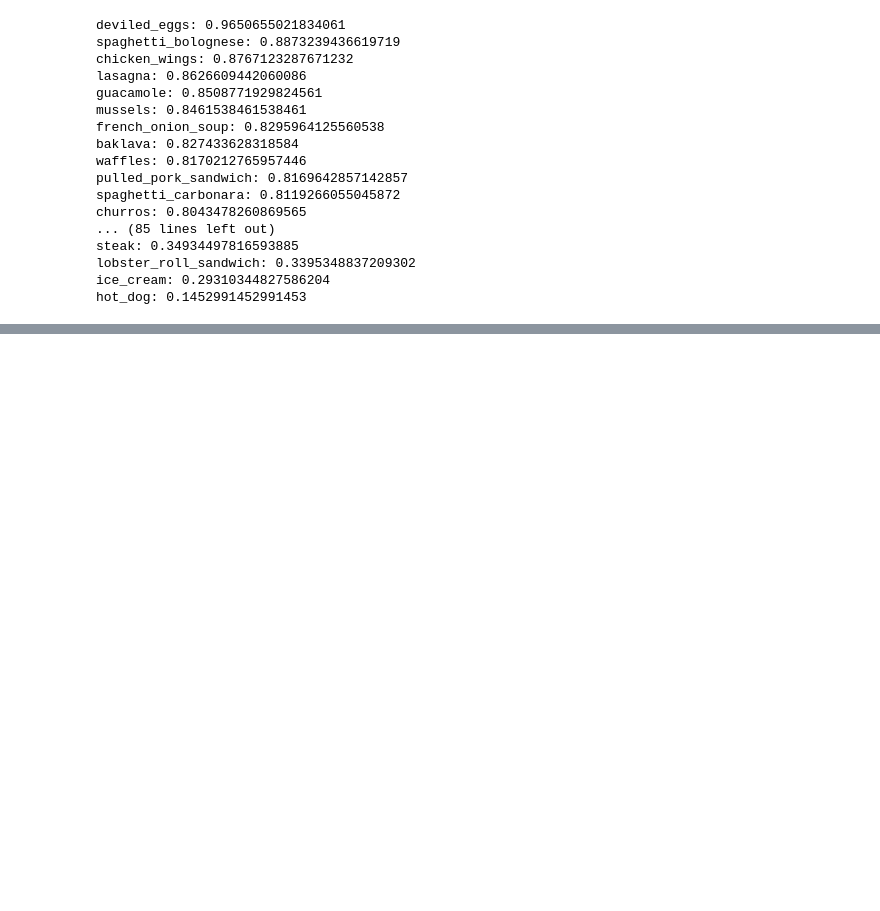
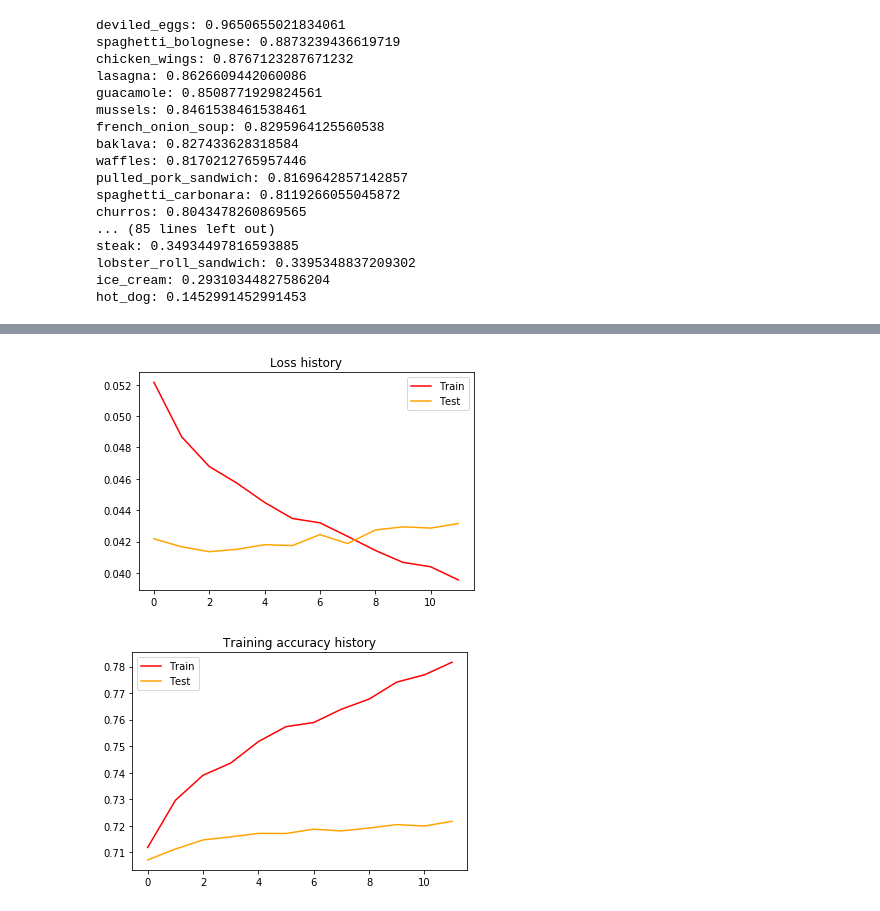
Before and after one commit to tuanh208/FoodVisor-TMM, a Jupyter notebook: FoodVisor_Inception_V3.ipynb, the cells around one changed output, grey strips where cells are left out. Cells and saved outputs as stored; diff of their text form; code cells hidden in the pictures; blank space fills up the shorter version.

```diff
--- a/FoodVisor_Inception_V3.ipynb
+++ b/FoodVisor_Inception_V3.ipynb
@@ -202,6 +184,6 @@ OK
 # %%
-path_save_1 = '/home/foodlovers/FoodVisor/trained_models/InceptionV3/model_best.pt'
-path_save_2 = '/home/foodlovers/FoodVisor/trained_models/InceptionV3/model_current.pt'
+path_save_1 = '/home/foodlovers/FoodVisor/trained_models/InceptionV3/model_best_2.pt'
+path_save_2 = '/home/foodlovers/FoodVisor/trained_models/InceptionV3/model_current_2.pt'
 
 def train_model(epochs = 1,train = True, validate = False) :
 
@@ -763,0 +756,2 @@ hot_dog: 0.1452991452991453
+# %%
+history = train_model(train=True,validate=True,epochs = 12)
@@ -763,0 +807,17 @@ hot_dog: 0.1452991452991453
+# %%
+plt.figure(1)
+plt.plot(history[0],color='red',label='Train')
+plt.plot(history[2],color='orange',label='Test')
+plt.legend()
+plt.title("Loss history")
+
+plt.figure(2)
+plt.plot(history[1],color='red',label='Train')
+plt.plot(history[3],color='orange',label='Test')
+plt.legend()
+plt.title("Training accuracy history")
+
+plt.show()
+# %% [output]
+[figure, added]
+[figure, added]
```
Also changed, not shown: parts of 38 cells of this notebook, 5 other files.
